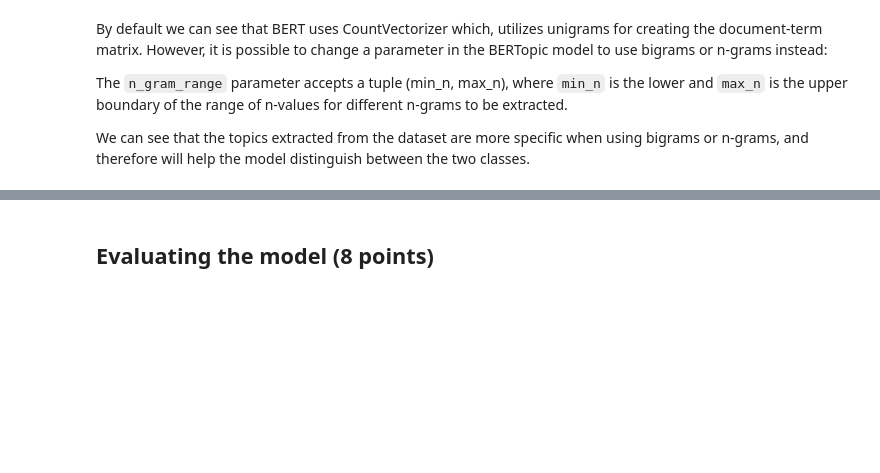
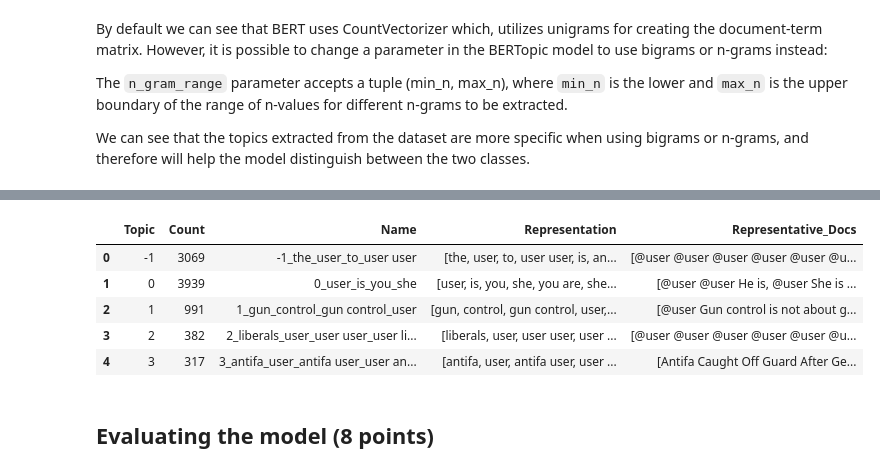
Before and after one commit to Bast-94/NLP-2023, a Jupyter notebook: Deep/lab04/notebook.ipynb, the cells around one changed output, grey strips where cells are left out. Drawn from its saved outputs; the diff is of its cells as text; code cells hidden in the pictures; blank space fills up the shorter version.

```diff
--- a/Deep/lab04/notebook.ipynb
+++ b/Deep/lab04/notebook.ipynb
@@ -118,6 +127,6 @@ We can see that the topics extracted from the dataset are more specific when usi
 # %%
 # import the CountVectorizer from scikit-learn
 from sklearn.feature_extraction.text import CountVectorizer
-model_bigram = BERTopic(embedding_model="all-MiniLM-L6-v2", umap_model=UMAP(random_state=42), vectorizer_model=CountVectorizer(ngram_range=(2, 2)), verbose=True)
+model_bigram = BERTopic(embedding_model="all-MiniLM-L6-v2", umap_model=UMAP(random_state=42), vectorizer_model=CountVectorizer(ngram_range=(1, 5)), verbose=True)
 
-topics, _ = model.fit_transform(train_dataset["text"])
+topics, _ = model_bigram.fit_transform(train_dataset["text"])
@@ -124,3 +137,14 @@ topics, _ = model.fit_transform(train_dataset["text"])
+# %%
+# show the topics of the model
+
+model_bigram.get_topic_info().head(5)
+# %% [output]
+|  | Topic | Count | Name | Representation | Representative_Docs |
+| 0 | -1 | 3069 | -1_the_user_to_user user | [the, user, to, user user, is, an... | [@user @user @user @user @user @u... |
+| 1 | 0 | 3939 | 0_user_is_you_she | [user, is, you, she, you are, she... | [@user @user He is, @user She is ... |
+| 2 | 1 | 991 | 1_gun_control_gun control_user | [gun, control, gun control, user,... | [@user Gun control is not about g... |
+| 3 | 2 | 382 | 2_liberals_user_user user_user li... | [liberals, user, user user, user ... | [@user @user @user @user @user @u... |
+| 4 | 3 | 317 | 3_antifa_user_antifa user_user an... | [antifa, user, antifa user, user ... | [Antifa Caught Off Guard After Ge... |
 # %% [markdown]
 ## Evaluating the model (8 points)
 # %% [markdown]
```
Also changed, not shown: parts of 6 cells of this notebook.
